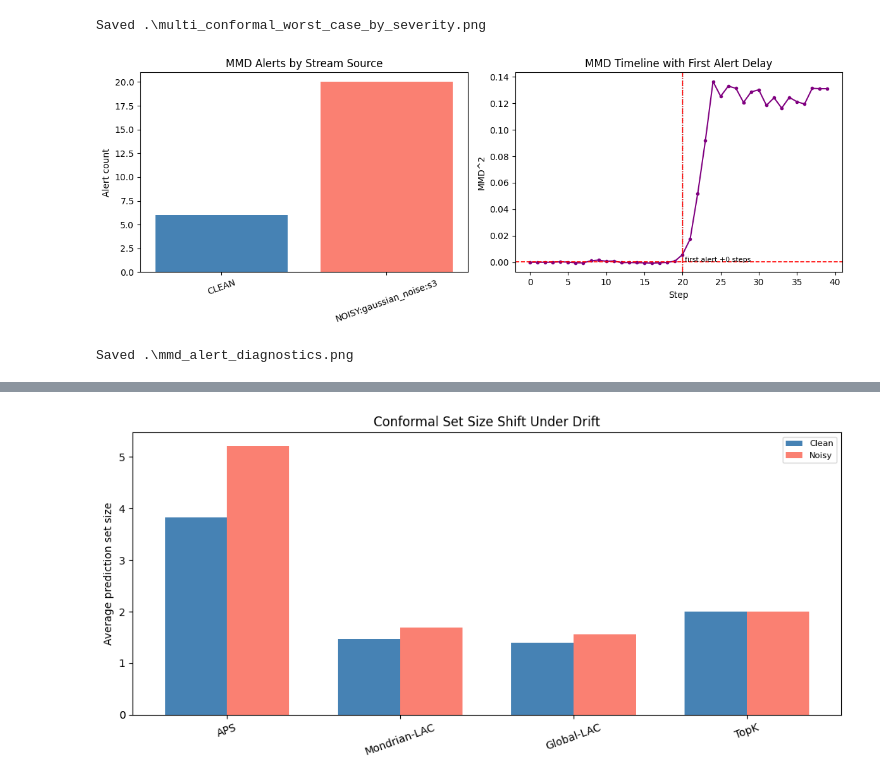
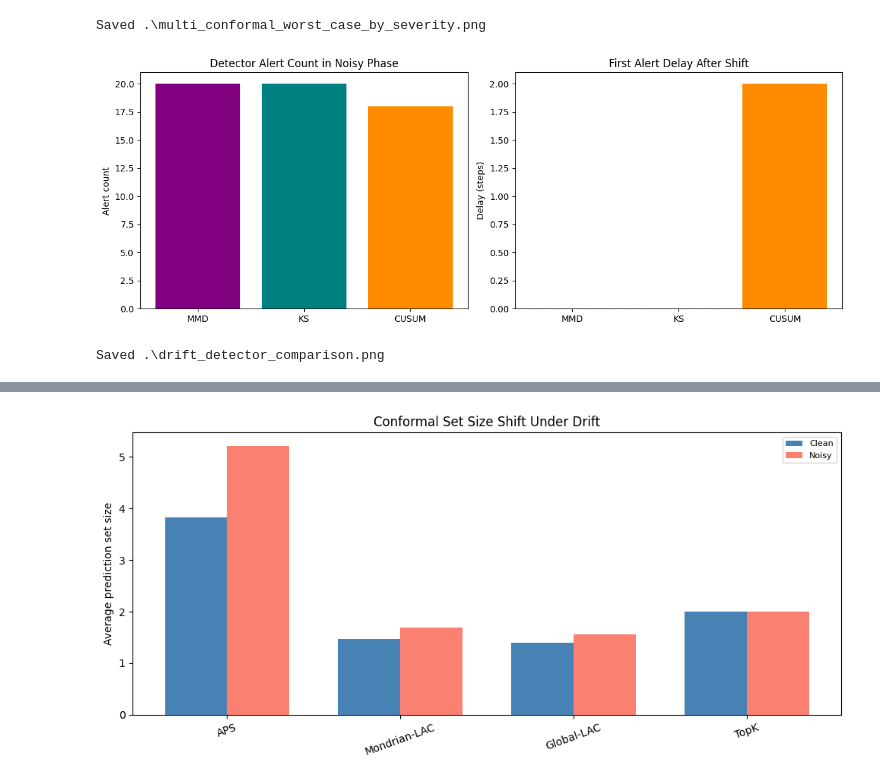
Before and after one commit to tmb2k01/dacal-stream-learning, a Jupyter notebook: playground/CIFAR10C_multi_conformal_mmd.ipynb, the cells around one changed output, grey strips where cells are left out. Saved outputs shown, nothing was run; the diff lists cells and outputs as text; code cells hidden in the pictures.

Commit message:
Adds 3 drift detectors

```diff
--- a/playground/CIFAR10C_multi_conformal_mmd.ipynb
+++ b/playground/CIFAR10C_multi_conformal_mmd.ipynb
@@ -414,38 +551,26 @@ print('Saved', p6)
 [figure]
 Saved .\multi_conformal_worst_case_by_severity.png
 # %%
-# MMD alert diagnostics: alert count by source and first alert delay.
-mmd_plot_df = mddf.copy()
-mmd_plot_df['mmd_filled'] = mmd_plot_df['mmd'].fillna(0.0)
-alert_by_source = mmd_plot_df.groupby('source')['alert'].sum().reset_index()
-first_alert_after_shift = mmd_plot_df[(mmd_plot_df['step'] >= STREAM_CLEAN_BATCHES) & (mmd_plot_df['alert'])]['step']
+# Detector diagnostics: side-by-side alert counts and first-alert delay.
+fig, ax = plt.subplots(1, 2, figsize=(12, 4.5))
+ax[0].bar(det_summary['detector'], det_summary['alerts_in_noisy_phase'], color=['purple', 'teal', 'darkorange'])
+ax[0].set_title('Detector Alert Count in Noisy Phase')
+ax[0].set_ylabel('Alert count')
 
-fig, ax = plt.subplots(1, 2, figsize=(12, 4.5))
-ax[0].bar(alert_by_source['source'], alert_by_source['alert'], color=['steelblue', 'salmon'])
-ax[0].set_title('MMD Alerts by Stream Source')
-ax[0].set_ylabel('Alert count')
-ax[0].tick_params(axis='x', rotation=20)
-
-ax[1].plot(mmd_plot_df['step'], mmd_plot_df['mmd_filled'], color='purple', marker='o', ms=3)
-ax[1].axhline(thr, color='red', linestyle='--', linewidth=1.2)
-ax[1].axvline(STREAM_CLEAN_BATCHES, color='black', linestyle=':', linewidth=1.0)
-if len(first_alert_after_shift) > 0:
-    first_alert = int(first_alert_after_shift.iloc[0])
-    delay = first_alert - STREAM_CLEAN_BATCHES
-    ax[1].axvline(first_alert, color='red', linestyle='-.', linewidth=1.0)
-    ax[1].text(first_alert + 0.3, thr, f'first alert +{delay} steps', fontsize=8)
-ax[1].set_title('MMD Timeline with First Alert Delay')
-ax[1].set_xlabel('Step')
-ax[1].set_ylabel('MMD^2')
+delay_vals = det_summary['first_alert_delay'].fillna(STREAM_NOISY_BATCHES + 1)
+ax[1].bar(det_summary['detector'], delay_vals, color=['purple', 'teal', 'darkorange'])
+ax[1].axhline(0.0, color='black', linestyle=':', linewidth=1.0)
+ax[1].set_title('First Alert Delay After Shift')
+ax[1].set_ylabel('Delay (steps)')
 
 plt.tight_layout()
-p7 = os.path.join(OUTPUT_DIR, 'mmd_alert_diagnostics.png')
+p7 = os.path.join(OUTPUT_DIR, 'drift_detector_comparison.png')
 plt.savefig(p7, dpi=150, bbox_inches='tight')
 plt.show()
 print('Saved', p7)
 # %% [output]
-[figure, old version]
+[figure, new version]
-Saved .\mmd_alert_diagnostics.png
+Saved .\drift_detector_comparison.png
 # %%
 # Connect conformal frameworks to drift efficiency on the same stream.
 print('Building per-framework stream metrics...')
```
Also changed, not shown: parts of 11 cells of this notebook.
